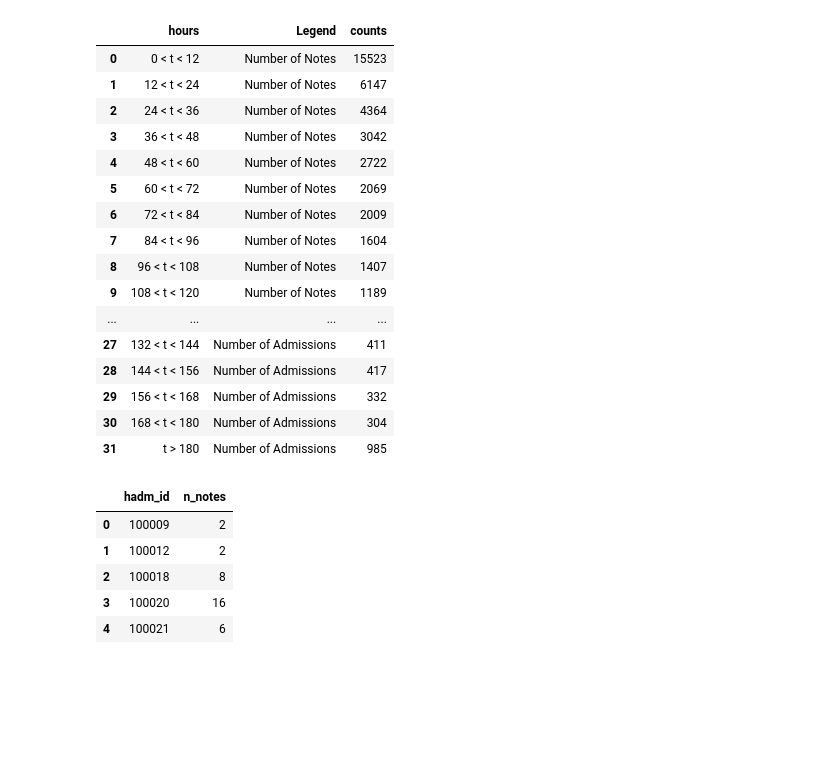
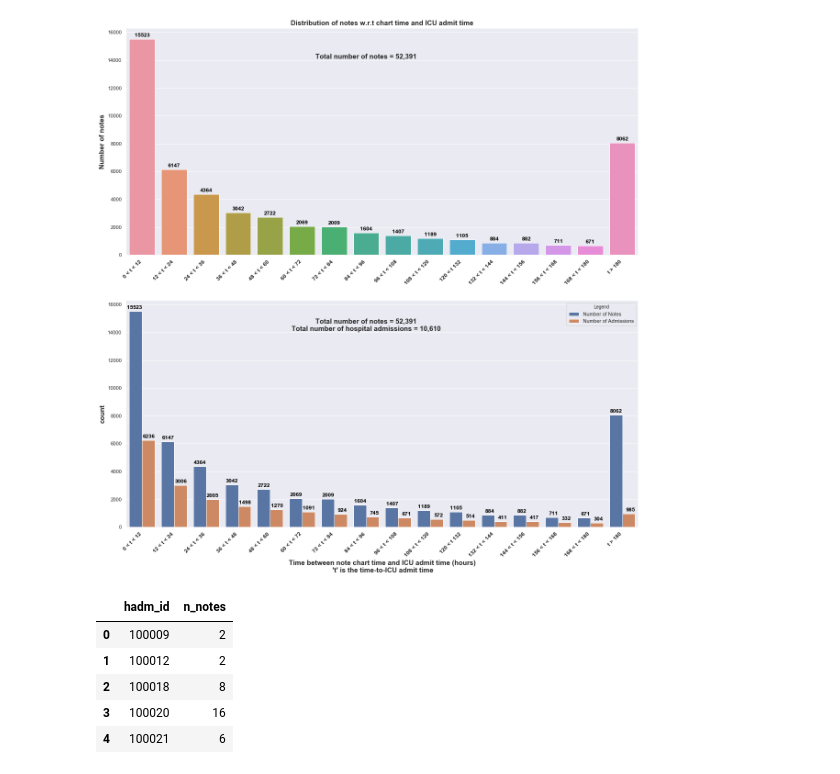
Before and after one commit to sudarshan85/mimic_extraction, a Jupyter notebook: data_stats.ipynb, the cells around one changed output. Saved outputs shown, nothing was run; the diff lists cells and outputs as text; code cells hidden in the pictures; blank space fills up the shorter version.

```diff
--- a/data_stats.ipynb
+++ b/data_stats.ipynb
@@ -19,29 +19,39 @@ select count(*) as n_notes, count(distinct hadm_id) as n_adms from data group by
 
 df = pd.read_sql_query(query, con)
 intervals = ['0 < t < 12', '12 < t < 24', '24 < t < 36', '36 < t < 48', '48 < t < 60', '60 < t < 72', '72 < t < 84', '84 < t < 96', '96 < t < 108', '108 < t < 120', '120 < t 132', '132 < t < 144', '144 < t < 156', '156 < t < 168', '168 < t < 180', 't > 180']
+df['hours'] = intervals
 
-df.rename(columns={'n_adms':'Number of Admissions', 'n_notes':'Number of Notes'}, inplace=True)
-df['hours'] = intervals
-df = pd.melt(df, id_vars='hours', var_name='Legend', value_name='counts')
-df
+mdf = df.copy()
+mdf.rename(columns={'n_adms':'Number of Admissions', 'n_notes':'Number of Notes'}, inplace=True)
+mdf = pd.melt(mdf, id_vars='hours', var_name='Legend', value_name='counts')
-# %% [output]
-|  | hours | Legend | counts |
-| 0 | 0 < t < 12 | Number of Notes | 15523 |
-| 1 | 12 < t < 24 | Number of Notes | 6147 |
-| 2 | 24 < t < 36 | Number of Notes | 4364 |
-| 3 | 36 < t < 48 | Number of Notes | 3042 |
-| 4 | 48 < t < 60 | Number of Notes | 2722 |
-| 5 | 60 < t < 72 | Number of Notes | 2069 |
-| 6 | 72 < t < 84 | Number of Notes | 2009 |
-| 7 | 84 < t < 96 | Number of Notes | 1604 |
-| 8 | 96 < t < 108 | Number of Notes | 1407 |
-| 9 | 108 < t < 120 | Number of Notes | 1189 |
-| ... | ... | ... | ... |
-| 27 | 132 < t < 144 | Number of Admissions | 411 |
-| 28 | 144 < t < 156 | Number of Admissions | 417 |
-| 29 | 156 < t < 168 | Number of Admissions | 332 |
-| 30 | 168 < t < 180 | Number of Admissions | 304 |
-| 31 | t > 180 | Number of Admissions | 985 |
+# %%
+fig, ax = plt.subplots(2, 1, figsize=(20, 20))
+
+sns.barplot(x='hours', y='n_notes', data=df, ax=ax[0])
+ax[0].set_xticklabels(ax[0].get_xticklabels(),rotation=45, ha='right', fontweight='bold', fontsize=12)
+ax[0].set_xlabel("")
+ax[0].set_ylabel('Number of notes', fontweight='bold', fontsize=15)
+ax[0].set_title('Distribution of notes w.r.t chart time and ICU admit time', fontweight='bold', fontsize=15)
+
+ax[0].text(7, 14000, 'Total number of notes = 52,391', fontweight='bold', fontsize=15, ha='center', va='bottom')
+
+for index, row in df.iterrows():
+    ax[0].text(index, row['n_notes'] + 100, str(row['n_notes']), color='black', ha='center', va='bottom', fontweight='bold', fontsize=12)
+
+sns.barplot(x='hours', y='counts', hue='Legend', data=mdf, ax=ax[1])
+ax[1].set_xticklabels(ax[1].get_xticklabels(),rotation=45, ha='right', fontweight='bold', fontsize=12)
+ax[1].set_xlabel("Time between note chart time and ICU admit time (hours)\n 't' is the time-to-ICU admit time", fontweight='bold', fontsize=15)
+ax[1].set_ylabel('count', fontweight='bold', fontsize=15)
+
+ax[1].text(7, 14000, 'Total number of notes = 52,391\nTotal number of hospital admissions = 10,610', fontweight='bold', fontsize=15, ha='center', va='bottom')
+
+for index, row in mdf.iterrows():
+    if index < 16:
+        ax[1].text(index, row['counts']+100, str(row['counts']), color='black', ha='right', va='bottom', fontweight='bold', fontsize=12)
+    else:
+        ax[1].text(index % 16 + 0.4, row['counts']+100, str(row['counts']), color='black', ha='right', va='bottom', fontweight='bold', fontsize=12)
+# %% [output]
+[figure, added]
 # %%
 query = """
 select hadm_id, count(*) as n_notes from data group by hadm_id order by hadm_id;
```
Also changed, not shown: parts of 1 cell of this notebook.
